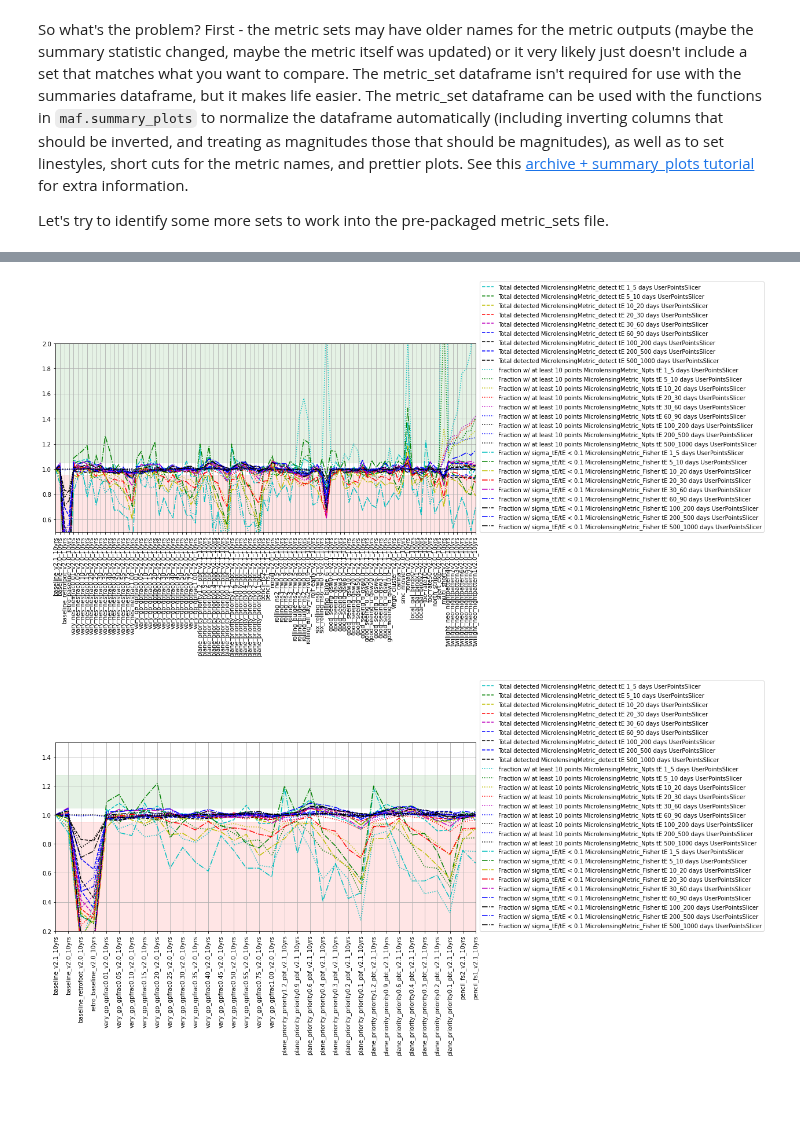
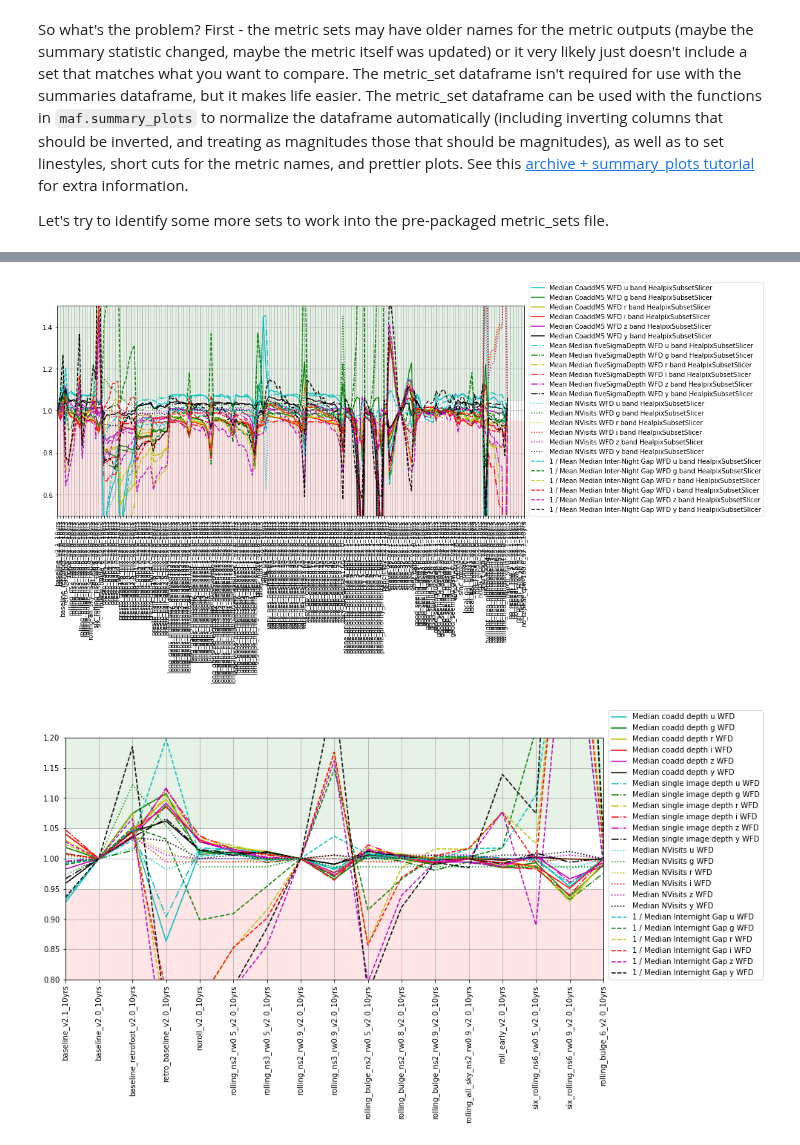
Before and after one commit to lsst-pst/survey_strategy, a Jupyter notebook: fbs_2.0/Identify metrics.ipynb, the cells around one changed output, grey strips where cells are left out. Saved outputs shown, nothing was run; the diff lists cells and outputs as text; code cells hidden in the pictures; blank space fills up the shorter version.

```diff
--- a/fbs_2.0/Identify metrics.ipynb
+++ b/fbs_2.0/Identify metrics.ipynb
@@ -185,0 +66,18 @@ microlensing
+# %%
+# This is an example - which could be modified! -- of putting together quite a lot of metrics.
+# Note how the lines in the first plot become hard to follow, so the mesh grid in the second option is better
+# For fewer metrics, the linestyle plot can show more detail
+metrics = [f"Median CoaddM5 WFD {f} band HealpixSubsetSlicer" for f in 'ugrizy']
+metrics += [f"Mean Median fiveSigmaDepth WFD {f} band HealpixSubsetSlicer" for f in 'ugrizy']
+metrics += [f"Median NVisits WFD {f} band HealpixSubsetSlicer" for f in 'ugrizy']
+metrics += [f"Mean Median Inter-Night Gap WFD {f} band HealpixSubsetSlicer" for f in 'ugrizy']
+short_names = [f"Median coadd depth {f} WFD" for f in 'ugrizy']
+short_names += [f"Median single image depth {f} WFD" for f in 'ugrizy']
+short_names += [f"Median NVisits {f} WFD" for f in 'ugrizy']
+short_names += [f"Median Internight Gap {f} WFD" for f in 'ugrizy']
+styles = (['c-', 'g-', 'y-', 'r-', 'm-', 'k-'] + ['c-.', 'g-.', 'y-.', 'r-.', 'm-.', 'k-.']
+          + ['c:', 'g:', 'y:', 'r:', 'm:', 'k:'] + ['c--', 'g--', 'y--', 'r--', 'm--', 'k--'])
+mags = [True]*6 + [True]*6 + [False]*6 + [False]*6
+invert = [False]*6*3 + [True]*6
+new = maf.create_metric_set_df('wfd', metrics, short_names, style=styles, mag=mags, invert=invert)
+new
@@ -186,29 +103,33 @@ microlensing
 # %%
+k = 'wfd'
+
 fams = [f for f in family_list if not f.startswith('ddf')]
-fams = ['baseline', 'vary nes', 'vary gp', 'galactic plane footprint', 'rolling', 'good seeing', 'microsurveys']
+
 these_runs = families.explode('run').loc[fams]['run']
-fig, ax = maf.plot_run_metric(summaries.loc[these_runs, tmp.loc['microlensing']['metric']],
+fig, ax = maf.plot_run_metric(summaries.loc[these_runs, new.loc[k]['metric']],
                               baseline_run='baseline_v2.1_10yrs',
-                              metric_set=tmp.loc['microlensing'],
+                              metric_set=new.loc[k],
                              horizontal_quantity='run',
                              vertical_quantity='value')
 fig.set_figwidth(13)
-ax.set_ylim(0.5, 2) #ax.set_xlim(0.5, 2)
+ax.set_ylim(0.5, 1.5)
 lgd = plt.legend(loc=(1.01, 0.0), fancybox=True, numpoints=1, fontsize='medium')
 # %% [output]
-[figure, old version]
+[figure, new version]
 # %%
-fams = [f for f in family_list if not f.startswith('ddf')]
-fams = ['baseline', 'vary gp', 'galactic plane footprint',]
+# Maybe look closer at some families
+k = 'wfd'
+fams = ['baseline', 'rolling']
 these_runs = families.explode('run').loc[fams]['run']
-fig, ax = maf.plot_run_metric(summaries.loc[these_runs, tmp.loc['microlensing']['metric']],
-                              baseline_run='baseline_v2.1_10yrs',
-                              metric_set=tmp.loc['microlensing'],
+fig, ax = maf.plot_run_metric(summaries.loc[these_runs, new.loc[k]['metric']],
+                              baseline_run='baseline_v2.0_10yrs',
+                              metric_set=new.loc[k],
+                              metric_label_map=new.loc[k, 'short_name'],
                              horizontal_quantity='run',
                              vertical_quantity='value')
 fig.set_figwidth(13)
-ax.set_ylim(0.2, 1.5) #ax.set_xlim(0.5, 2)
+ax.set_ylim(0.8, 1.2) #ax.set_xlim(0.5, 2)
 lgd = plt.legend(loc=(1.01, 0.0), fancybox=True, numpoints=1, fontsize='medium')
 # %% [output]
-[figure, old version]
+[figure, new version]
 # %%
```
Also changed, not shown: parts of 14 cells of this notebook, 1 other file.
